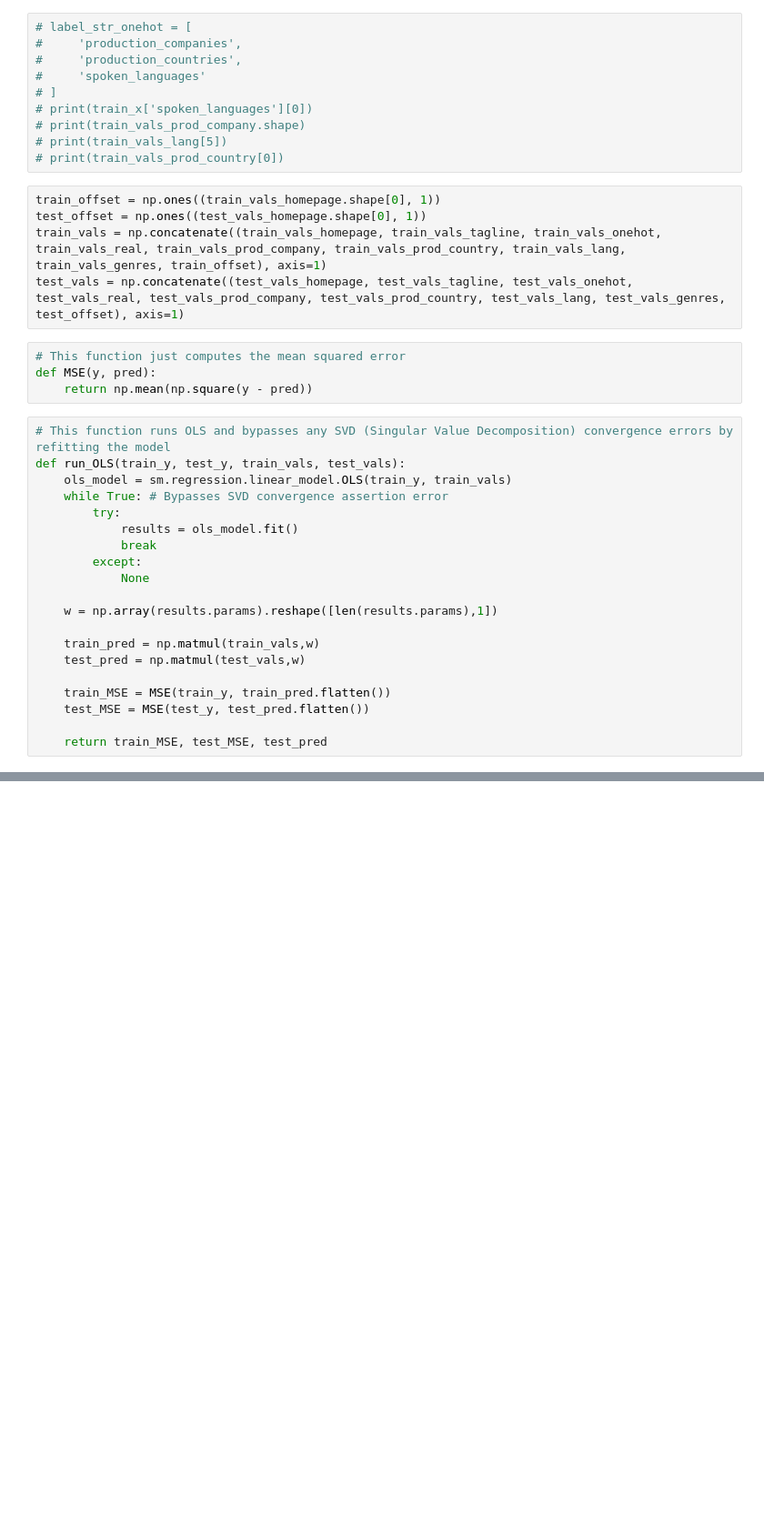
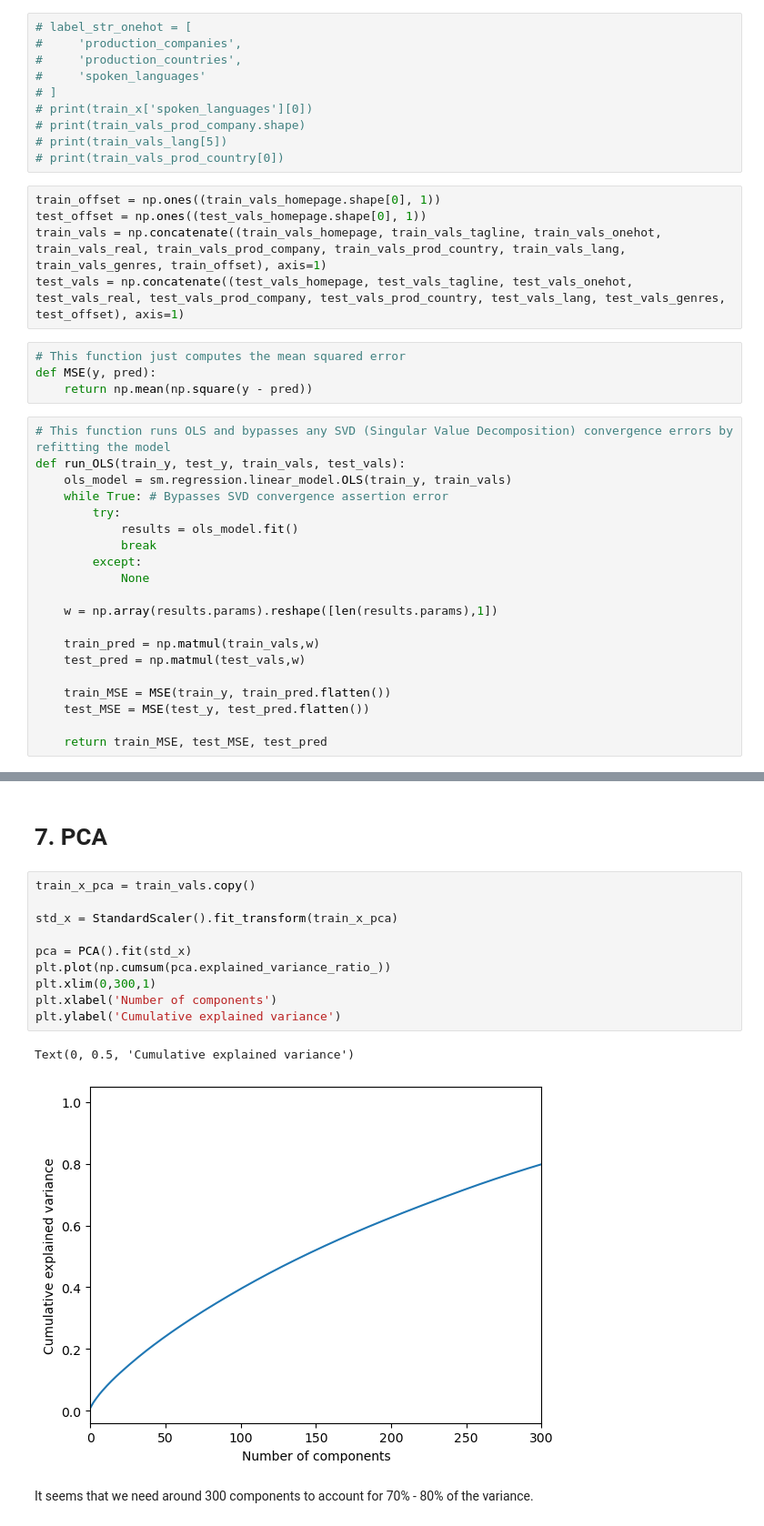
Before and after one commit to JoyceHuangEC/ORIE5741_project, a Jupyter notebook: tmdb.ipynb, the cells around one changed output, grey strips where cells are left out. Shown: that part at 91% size. Cells and saved outputs as stored; diff of their text form; blank space fills up the shorter version.

```diff
--- a/tmdb.ipynb
+++ b/tmdb.ipynb
@@ -333,0 +407,17 @@ print(metrics.mean_squared_log_error(test_y, test_pred))
+# %% [markdown]
+# 7. PCA
+# %%
+train_x_pca = train_vals.copy()
+
+std_x = StandardScaler().fit_transform(train_x_pca)
+
+pca = PCA().fit(std_x)
+plt.plot(np.cumsum(pca.explained_variance_ratio_))
+plt.xlim(0,300,1)
+plt.xlabel('Number of components')
+plt.ylabel('Cumulative explained variance')
+# %% [output]
+Text(0, 0.5, 'Cumulative explained variance')
+[figure, added]
+# %% [markdown]
+It seems that we need around 300 components to account for 70% - 80% of the variance.
```
Also changed, not shown: parts of 26 cells of this notebook.
